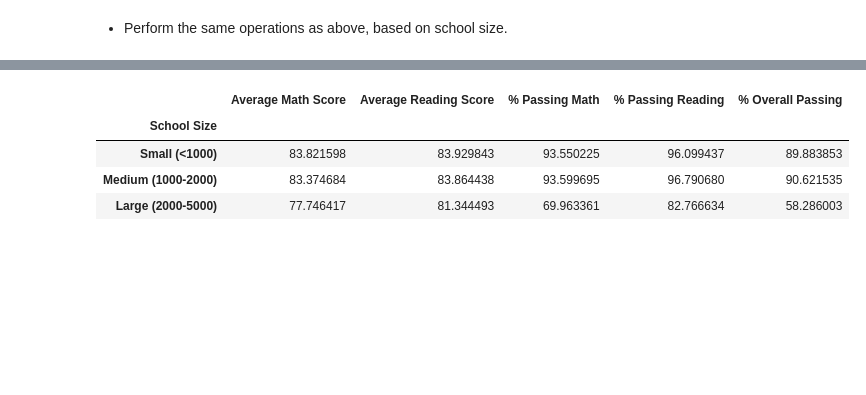
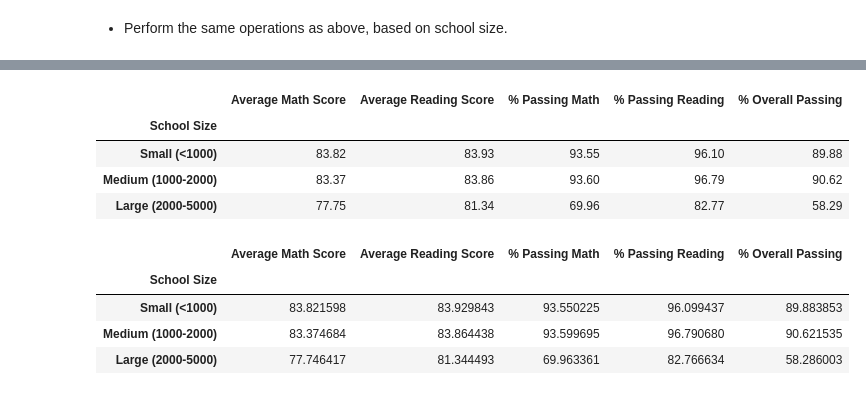
Before and after one commit to jayhjman/pandas-challenge, a Jupyter notebook: PyCitySchools/PyCitySchools.ipynb, the cells around one changed output, grey strips where cells are left out. Drawn from its saved outputs; the diff is of its cells as text; code cells hidden in the pictures; blank space fills up the shorter version.

```diff
--- a/PyCitySchools/PyCitySchools.ipynb
+++ b/PyCitySchools/PyCitySchools.ipynb
@@ -936,0 +1015,8 @@ format_reading_scores_by_grade_df
+# %%
+# Specify the group labels associated to the bins
+size_groups = ['Small (<1000)', 'Medium (1000-2000)', 'Large (2000-5000)']
+# %%
+# Make a copy into our size_bucket_df of work_df which contains the raw data from an earlier exercise
+# easier to reuse this
+size_bucket_df = work_df.copy(deep=True)
+size_bucket_df.head(1)
@@ -936,0 +1027,4 @@ format_reading_scores_by_grade_df
+# %%
+# Add our bucketed column to the the size_bucket_df so we can groupby these later for calculations
+size_bucket_df['School Size'] = pd.cut(size_bucket_df['Total Students'], size_bins, labels=size_groups, include_lowest=True)
+size_bucket_df
@@ -936,0 +1049,10 @@ format_reading_scores_by_grade_df
+# %%
+# Calculate the mean for each of the schools by grouping by the school size column we just created
+size_bucket_means_df = size_bucket_df.groupby('School Size').agg({
+    'Average Math Score':'mean',
+    'Average Reading Score':'mean',
+    '% Passing Math': 'mean',
+    '% Passing Reading': 'mean',
+    '% Overall Passing': 'mean'
+})
+size_bucket_means_df
@@ -937,3 +1065,20 @@ format_reading_scores_by_grade_df
+# %%
+# Create a deep copy for formatting in case we need the raw date later
+format_size_bucket_means_df = size_bucket_means_df.copy(deep=True)
+
+# Format the # into 2 decimal places
+format_size_bucket_means_df["Average Math Score"] = format_size_bucket_means_df["Average Math Score"].map("{:.2f}".format)
+format_size_bucket_means_df["Average Reading Score"] = format_size_bucket_means_df["Average Reading Score"].map("{:.2f}".format)
+format_size_bucket_means_df["% Passing Math"] = format_size_bucket_means_df["% Passing Math"].map("{:.2f}".format)
+format_size_bucket_means_df["% Passing Reading"] = format_size_bucket_means_df["% Passing Reading"].map("{:.2f}".format)
+format_size_bucket_means_df["% Overall Passing"] = format_size_bucket_means_df["% Overall Passing"].map("{:.2f}".format)
+format_size_bucket_means_df
+# %% [output]
+|  | Average Math Score | Average Reading Score | % Passing Math | % Passing Reading | % Overall Passing |
+| School Size |  |  |  |  |  |
+| Small (<1000) | 83.82 | 83.93 | 93.55 | 96.10 | 89.88 |
+| Medium (1000-2000) | 83.37 | 83.86 | 93.60 | 96.79 | 90.62 |
+| Large (2000-5000) | 77.75 | 81.34 | 69.96 | 82.77 | 58.29 |
 # %%
 # %% [output]
 |  | Average Math Score | Average Reading Score | % Passing Math | % Passing Reading | % Overall Passing |
```
Also changed, not shown: parts of 12 cells of this notebook.
